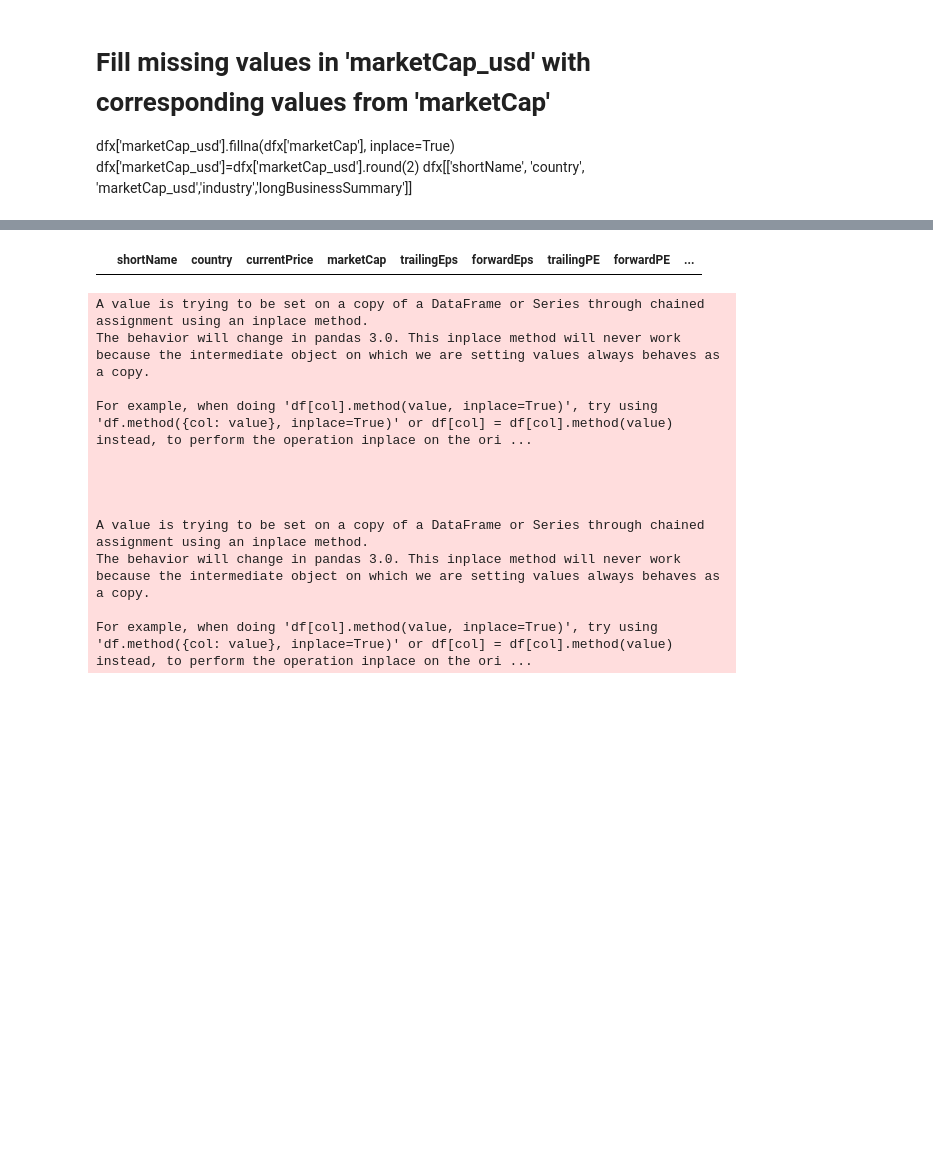
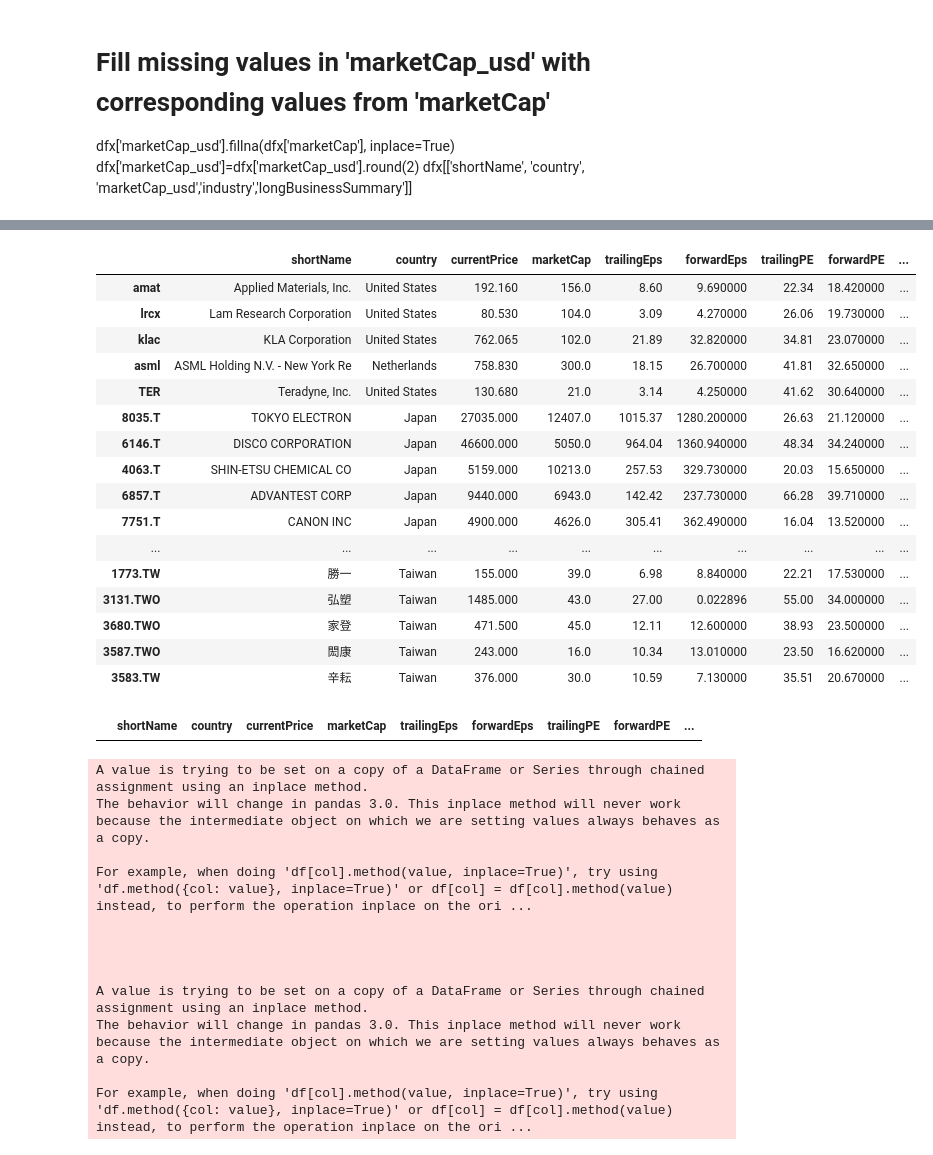
Before and after one commit to chenyicheng2008/pydata-book, a Jupyter notebook: semichemical.ipynb, the cells around one changed output, grey strips where cells are left out. Saved outputs shown, nothing was run; the diff lists cells and outputs as text; code cells hidden in the pictures; blank space fills up the shorter version.

```diff
--- a/semichemical.ipynb
+++ b/semichemical.ipynb
@@ -282,12 +294,32 @@ name_mapping = {
 dfx.loc[dfx['shortName'].isin(name_mapping.keys()), 'shortName'] = dfx['shortName'].map(name_mapping)
 # Replace empty values in 'forwardPE' with corresponding values from 'trailingPE'
 dfx['forwardPE'] = dfx.apply(lambda row: row['trailingPE'] if row['forwardPE'] == '' else row['forwardPE'], axis=1)
+# %%
+dfx
+# %% [output]
+|  | shortName | country | currentPrice | marketCap | trailingEps | forwardEps | trailingPE | forwardPE | ... |
+| amat | Applied Materials, Inc. | United States | 192.160 | 156.0 | 8.60 | 9.690000 | 22.34 | 18.420000 | ... |
+| lrcx | Lam Research Corporation | United States | 80.530 | 104.0 | 3.09 | 4.270000 | 26.06 | 19.730000 | ... |
+| klac | KLA Corporation | United States | 762.065 | 102.0 | 21.89 | 32.820000 | 34.81 | 23.070000 | ... |
+| asml | ASML Holding N.V. - New York Re | Netherlands | 758.830 | 300.0 | 18.15 | 26.700000 | 41.81 | 32.650000 | ... |
+| TER | Teradyne, Inc. | United States | 130.680 | 21.0 | 3.14 | 4.250000 | 41.62 | 30.640000 | ... |
+| 8035.T | TOKYO ELECTRON | Japan | 27035.000 | 12407.0 | 1015.37 | 1280.200000 | 26.63 | 21.120000 | ... |
+| 6146.T | DISCO CORPORATION | Japan | 46600.000 | 5050.0 | 964.04 | 1360.940000 | 48.34 | 34.240000 | ... |
+| 4063.T | SHIN-ETSU CHEMICAL CO | Japan | 5159.000 | 10213.0 | 257.53 | 329.730000 | 20.03 | 15.650000 | ... |
+| 6857.T | ADVANTEST CORP | Japan | 9440.000 | 6943.0 | 142.42 | 237.730000 | 66.28 | 39.710000 | ... |
+| 7751.T | CANON INC | Japan | 4900.000 | 4626.0 | 305.41 | 362.490000 | 16.04 | 13.520000 | ... |
+| ... | ... | ... | ... | ... | ... | ... | ... | ... | ... |
+| 1773.TW | 勝一 | Taiwan | 155.000 | 39.0 | 6.98 | 8.840000 | 22.21 | 17.530000 | ... |
+| 3131.TWO | 弘塑 | Taiwan | 1485.000 | 43.0 | 27.00 | 0.022896 | 55.00 | 34.000000 | ... |
+| 3680.TWO | 家登 | Taiwan | 471.500 | 45.0 | 12.11 | 12.600000 | 38.93 | 23.500000 | ... |
+| 3587.TWO | 閎康 | Taiwan | 243.000 | 16.0 | 10.34 | 13.010000 | 23.50 | 16.620000 | ... |
+| 3583.TW | 辛耘 | Taiwan | 376.000 | 30.0 | 10.59 | 7.130000 | 35.51 | 20.670000 | ... |
 # %%
 # prompt: 找出dfx 內之空白值
 # Replace empty strings or values that contain only spaces with NaN
 import numpy as np
 for column in dfx.columns:
-    dfx[column] = dfx[column].replace(r'^\s*$', np.nan, regex=True)
+    dfx[column] = dfx[column].replace(r'^\s*$', np.nan, regex=True).infer_objects(copy=False)
 # Find and print rows with missing values in 'dfx'
 dfx[(dfx.isnull() ).any(axis=1)]
 # prompt: dfx['EPS Growth_F']的中位數
@@ -300,8 +332,10 @@ dfx.loc["4772.TWO", 'forwardEps'] = dfx.loc["4772.TWO", 'forwardPE']/dfx.loc["47
 dfx.loc["4749.TWO", 'forwardEps'] = dfx.loc["4749.TWO", 'forwardPE']/dfx.loc["4749.TWO", 'currentPrice']
 dfx.loc["2467.TW", 'forwardEps'] = dfx.loc["2467.TW", 'forwardPE']/dfx.loc["2467.TW", 'currentPrice']
 dfx.loc["3131.TWO", 'forwardEps'] = dfx.loc["3131.TWO", 'forwardPE']/dfx.loc["3131.TWO", 'currentPrice']
-# %% [output]
-|  | shortName | country | currentPrice | marketCap | trailingEps | forwardEps | trailingPE | forwardPE | ... |
+# %%
+dfx[(dfx.isnull() ).any(axis=1)]
+# %% [output]
+|  | shortName | country | currentPrice | marketCap | trailingEps | forwardEps | trailingPE | forwardPE | ... |
 # %%
 import plotly.express as px
 
```
Also changed, not shown: parts of 14 cells of this notebook.
